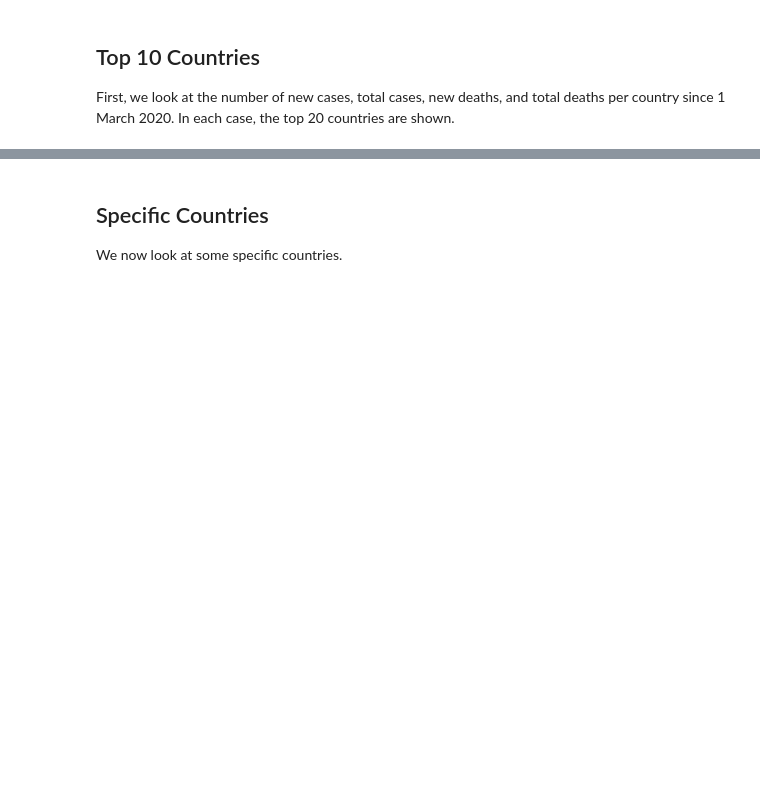
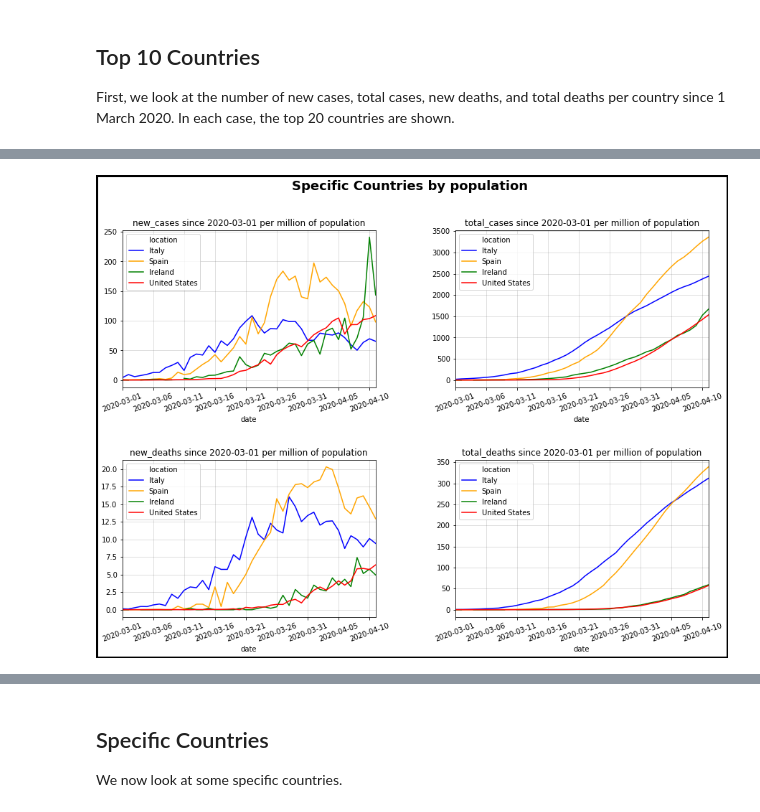
Before and after one commit to bakirl/covid19-tracker, a Jupyter notebook: covid19.ipynb, the cells around one changed output, grey strips where cells are left out. Saved outputs shown, nothing was run; the diff lists cells and outputs as text; code cells hidden in the pictures; blank space fills up the shorter version.

```diff
--- a/covid19.ipynb
+++ b/covid19.ipynb
@@ -136,0 +144,6 @@ for values, axis in zip(['new_cases', 'total_cases', 'new_deaths', 'total_deaths
+# %%
+covid_plot(countries=['Italy','Spain','Ireland', 'United States'],
+           colors=['blue','orange','green','red'],
+           sort=False, suptitle='Specific Countries', by_pop=True)
+# %% [output]
+[figure, added]
```
Also changed, not shown: parts of 12 cells of this notebook.
